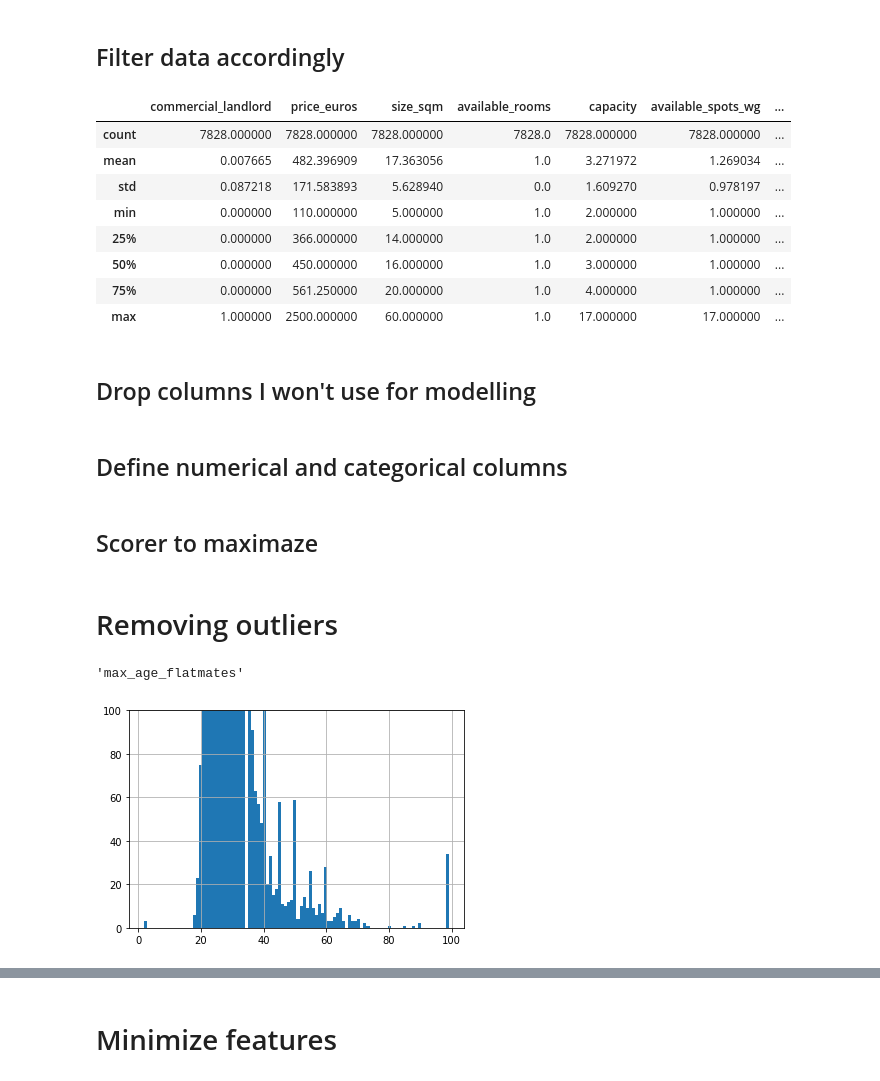
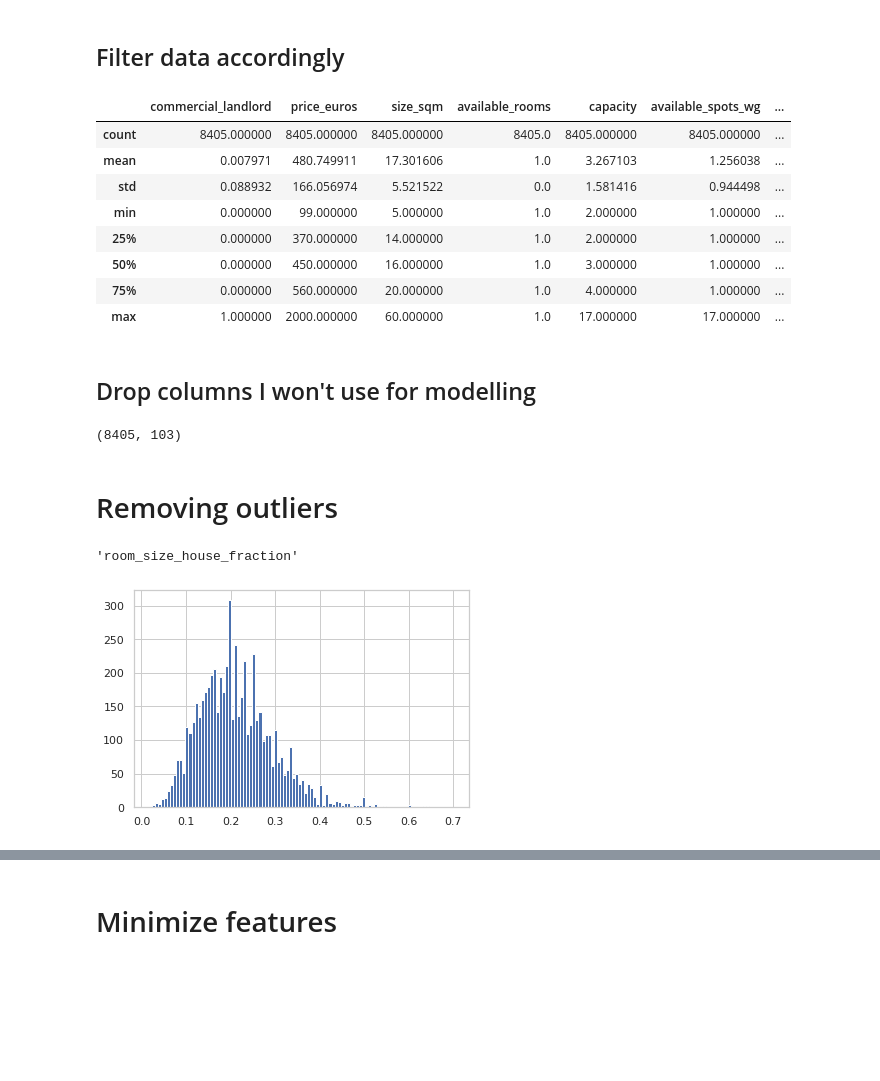
Before and after one commit to chvieira2/housing_crawler, a Jupyter notebook: notebooks/pipeline_preproc_model.ipynb, the cells around one changed output, grey strips where cells are left out. Drawn from its saved outputs; the diff is of its cells as text; code cells hidden in the pictures; blank space fills up the shorter version.

Commit message:
Engineereed the new feature ratio room size over house size. Created sklearn pipeline for developing model pipelined

```diff
--- a/notebooks/pipeline_preproc_model.ipynb
+++ b/notebooks/pipeline_preproc_model.ipynb
@@ -66,17 +84,18 @@ ads_feat_df.duplicated().sum()
 df_filtered = ads_feat_df.copy()
 df_filtered = df_filtered[df_filtered['type_offer_simple']=='WG']
 df_filtered = df_filtered[df_filtered['km_to_centroid'].notna()]
+df_filtered = df_filtered.drop(columns=['details_searched','type_offer_simple'])
 df_filtered.describe()
 # %% [output]
 |  | commercial_landlord | price_euros | size_sqm | available_rooms | capacity | available_spots_wg | ... |
-| count | 7828.000000 | 7828.000000 | 7828.000000 | 7828.0 | 7828.000000 | 7828.000000 | ... |
-| mean | 0.007665 | 482.396909 | 17.363056 | 1.0 | 3.271972 | 1.269034 | ... |
-| std | 0.087218 | 171.583893 | 5.628940 | 0.0 | 1.609270 | 0.978197 | ... |
-| min | 0.000000 | 110.000000 | 5.000000 | 1.0 | 2.000000 | 1.000000 | ... |
-| 25% | 0.000000 | 366.000000 | 14.000000 | 1.0 | 2.000000 | 1.000000 | ... |
+| count | 8405.000000 | 8405.000000 | 8405.000000 | 8405.0 | 8405.000000 | 8405.000000 | ... |
+| mean | 0.007971 | 480.749911 | 17.301606 | 1.0 | 3.267103 | 1.256038 | ... |
+| std | 0.088932 | 166.056974 | 5.521522 | 0.0 | 1.581416 | 0.944498 | ... |
+| min | 0.000000 | 99.000000 | 5.000000 | 1.0 | 2.000000 | 1.000000 | ... |
+| 25% | 0.000000 | 370.000000 | 14.000000 | 1.0 | 2.000000 | 1.000000 | ... |
 | 50% | 0.000000 | 450.000000 | 16.000000 | 1.0 | 3.000000 | 1.000000 | ... |
-| 75% | 0.000000 | 561.250000 | 20.000000 | 1.0 | 4.000000 | 1.000000 | ... |
-| max | 1.000000 | 2500.000000 | 60.000000 | 1.0 | 17.000000 | 17.000000 | ... |
+| 75% | 0.000000 | 560.000000 | 20.000000 | 1.0 | 4.000000 | 1.000000 | ... |
+| max | 1.000000 | 2000.000000 | 60.000000 | 1.0 | 17.000000 | 17.000000 | ... |
 # %% [markdown]
 ## Drop columns I won't use for modelling
 # %%
@@ -86,8 +105,9 @@ df_filtered = df_filtered[[
         'commercial_landlord',
 #         'title',
 #         'type_offer_simple',
-        'size_sqm',
-#         'home_total_size',
+#         'size_sqm',
+        'home_total_size',
+        'room_size_house_fraction',
 #         'available_rooms',
         'capacity',
 #         'available_spots_wg',
@@ -103,8 +123,8 @@ df_filtered = df_filtered[[
 #         'day_of_week_publication',
 #         'available_from',
 #         'available_to',
-        'days_available',
-        'rental_length_term',
+#         'days_available',
+        'rental_length_term', # use rental length period cause relationship isnt linear. Correlates for first 30 days only
 #         'sin_published_at',
 #         'cos_published_at',
 #         'sin_day_week_int',
@@ -115,12 +135,13 @@ df_filtered = df_filtered[[
 
 # Values
 #         'price_euros',
-        'cold_rent_euros',
+#         'cold_rent_euros',
 #         'mandatory_costs_euros',
 #         'extra_costs_euros',
 #         'deposit',
         'transfer_costs_euros',
-#         'price_per_sqm',
+#         'price_per_sqm_warm',
+        'price_per_sqm_cold',
 
 # Flatmates
         'male_flatmates',
@@ -128,12 +149,13 @@ df_filtered = df_filtered[[
         'diverse_flatmates',
         'min_age_flatmates',
         'max_age_flatmates',
+        'flat_with_kids',
 
 # Person searched
         'gender_searched',
         'min_age_searched',
         'max_age_searched',
-        'age_category_searched',
+#         'age_category_searched',
 
 # Details
 
@@ -252,5 +274,3 @@ df_filtered = df_filtered[[
         'comfort_green_parks',
         'comfort_street_motorway'
         ]]
-# %% [markdown]
-## Define numerical and categorical columns
@@ -264,2 +276,0 @@ categorical_columns = categorical_columns_selector(df_filtered)
-# %% [markdown]
-## Scorer to maximaze
@@ -281,3 +277,7 @@ rmsle_neg = make_scorer(
+# %%
+df_filtered.shape
+# %% [output]
+(8405, 103)
 # %% [markdown]
 # Removing outliers
 # %%
@@ -285,12 +285,15 @@ rmsle_neg = make_scorer(
 
 manually_inserted_values_columns = [
 #     'price_euros',
-    'size_sqm',
-    'cold_rent_euros',
+#     'size_sqm',
+#     'cold_rent_euros',
+#     'price_per_sqm_warm',
+    'price_per_sqm_cold',
 #     'mandatory_costs_euros',
 #     'extra_costs_euros',
 #     'deposit',
-#     'home_total_size',
+    'home_total_size',
+    'room_size_house_fraction',
     'public_transport_distance',
     'transfer_costs_euros',
     'min_age_flatmates',
@@ -302,12 +305,12 @@ manually_inserted_values_columns = [
 ]
 # %%
 ### Manually look into the variable distribution to identify outliers
-col = manually_inserted_values_columns[5]
+col = manually_inserted_values_columns[2]
 df_filtered[col].hist(bins = 100);
 # df_filtered[[col]].boxplot()
 # plt.xlim(0,1000)
-plt.ylim(0,100);
+# plt.ylim(0,100);
 col
 # %% [output]
-'max_age_flatmates'
+'room_size_house_fraction'
-[figure, old version]
+[figure, new version]
```
Also changed, not shown: parts of 128 cells of this notebook, 1 other file.
